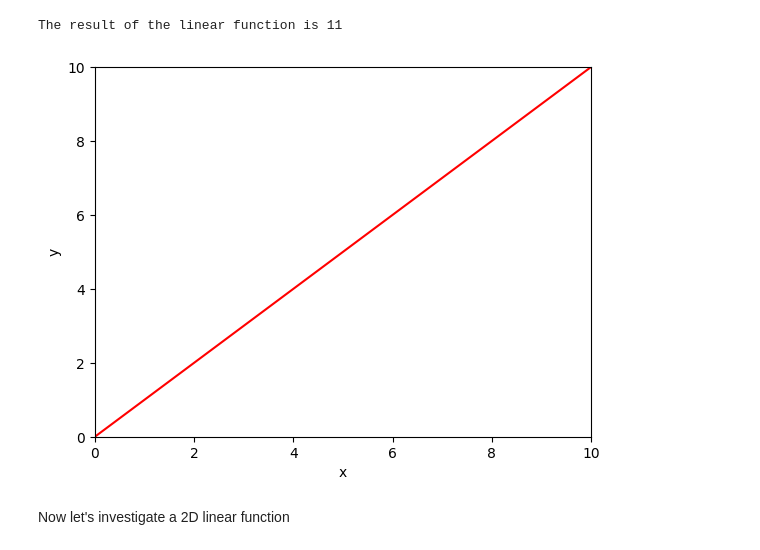
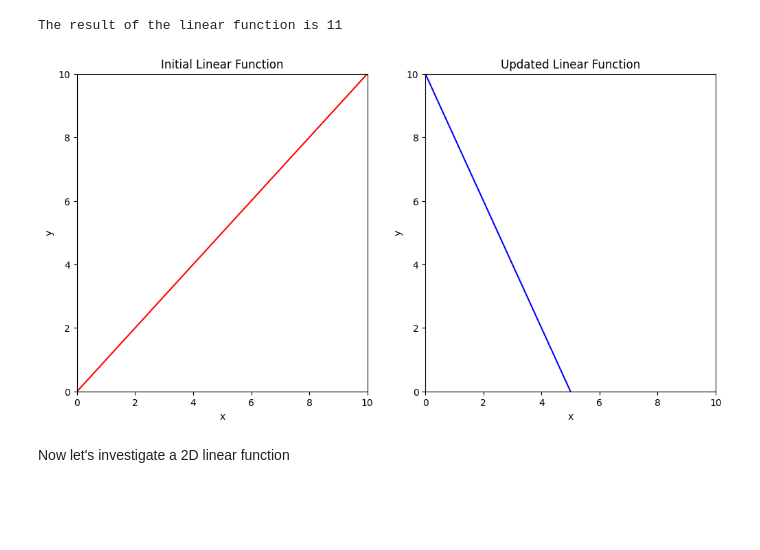
Before and after one commit to SeraMadeleine/FYS-2021, a Jupyter notebook: ExerciseSet1/1_1_BackgroundMathematics.ipynb, the cells around one changed output. Saved outputs shown, nothing was run; the diff lists cells and outputs as text; code cells hidden in the pictures; blank space fills up the shorter version.

```diff
--- a/ExerciseSet1/1_1_BackgroundMathematics.ipynb
+++ b/ExerciseSet1/1_1_BackgroundMathematics.ipynb
@@ -33,29 +33,50 @@ if __name__ == "__main__":
   print(f'The result of the linear function is {linear_function_1D(2,3,4)}')
 # %% [output]
 The result of the linear function is 11
-# %%
-# Plot the 1D linear function
-
-# Define an array of x values from 0 to 10 with increments of 0.01
-# https://numpy.org/doc/stable/reference/generated/numpy.arange.html
-x = np.arange(0.0,10.0, 0.01)
-# Compute y using the function you filled in above
-beta = 0.0; omega = 1.0
-
-y = linear_function_1D(x,beta,omega)
-
-# Plot this function
-fig, ax = plt.subplots()
-ax.plot(x,y,'r-')
-ax.set_ylim([0,10]);ax.set_xlim([0,10])
-ax.set_xlabel('x'); ax.set_ylabel('y')
-plt.show()
-
-# TODO -- experiment with changing the values of beta and omega
-# to understand what they do.  Try to make a line
-# that crosses the y-axis at y=10 and the x-axis at x=5
-# %% [output]
-[figure, removed]
+# %%
+import numpy as np
+import matplotlib.pyplot as plt
+
+# Define the linear function based on the 1D linear equation
+def linear_function_1D(x, beta, omega):
+    return beta + omega * x
+
+# Define an array of x values from 0 to 10 with increments of 0.01
+x = np.arange(0.0, 10.0, 0.01)
+
+# Initial parameters for the linear function
+beta1 = 0.0
+omega1 = 1.0
+y1 = linear_function_1D(x, beta1, omega1)
+
+# Updated parameters to create a line that crosses y=10 at y-axis and x=5 at x-axis
+beta2 = 10
+omega2 = -2
+y2 = linear_function_1D(x, beta2, omega2)
+
+# Create a figure and a set of subplots with 1 row and 2 columns
+fig, (ax1, ax2) = plt.subplots(1, 2, figsize=(12, 6))
+
+# Plotting the first linear function
+ax1.plot(x, y1, 'r-')  # red line for initial plot
+ax1.set_ylim([0, 10])
+ax1.set_xlim([0, 10])
+ax1.set_xlabel('x')
+ax1.set_ylabel('y')
+ax1.set_title('Initial Linear Function')
+
+# Plotting the updated linear function
+ax2.plot(x, y2, 'b-')  # blue line for updated plot
+ax2.set_ylim([0, 10])
+ax2.set_xlim([0, 10])
+ax2.set_xlabel('x')
+ax2.set_ylabel('y')
+ax2.set_title('Updated Linear Function')
+
+# Display the plots
+plt.show()
+# %% [output]
+[figure, added]
 # %% [markdown]
 Now let's investigate a 2D linear function
 # %%
```
Also changed, not shown: parts of 6 cells of this notebook.
